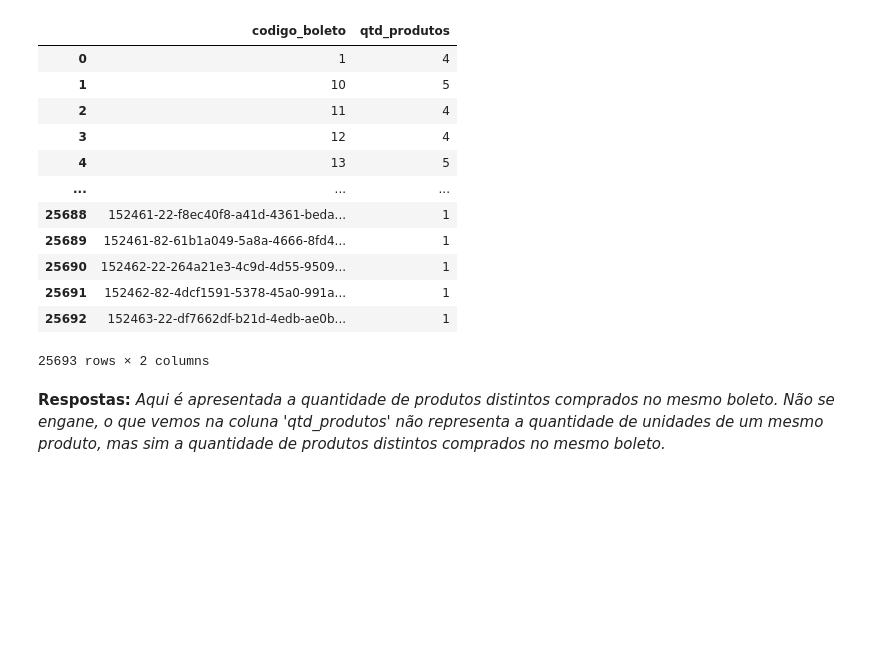
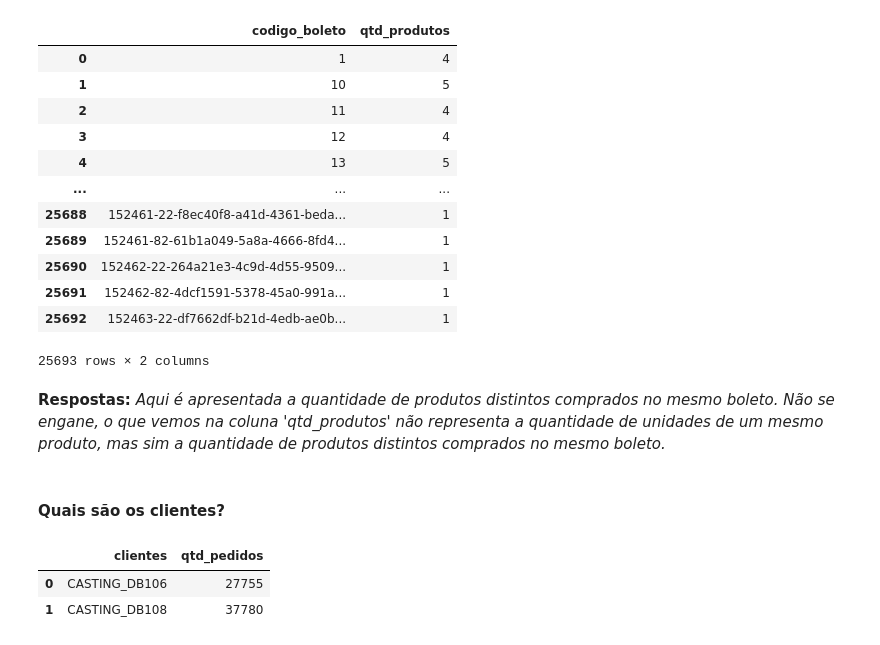
Before and after one commit to SamuelBarbosaDev/Casting, a Jupyter notebook: notebooks/exploratory_analysis.ipynb, the cells around one changed output. Saved outputs shown, nothing was run; the diff lists cells and outputs as text; code cells hidden in the pictures; blank space fills up the shorter version.

Commit message:
feat: Adicionando perguntas sobre os clientes

```diff
--- a/notebooks/exploratory_analysis.ipynb
+++ b/notebooks/exploratory_analysis.ipynb
@@ -250,3 +250,16 @@ df[df['PRO_CODIGO'].isna()]
 25693 rows × 2 columns
 # %% [markdown]
 **Respostas:** *Aqui é apresentada a quantidade de produtos distintos comprados no mesmo boleto. Não se engane, o que vemos na coluna 'qtd_produtos' não representa a quantidade de unidades de um mesmo produto, mas sim a quantidade de produtos distintos comprados no mesmo boleto.*
+# %% [markdown]
+#### Quais são os clientes?
+# %%
+(
+    df.rename(columns={'CLV_BANCO':'clientes', 'VUF_CODIGO':'qtd_pedidos'})
+    .groupby('clientes')
+    .agg({'qtd_pedidos':'count'})
+    .reset_index()
+)
+# %% [output]
+|  | clientes | qtd_pedidos |
+| 0 | CASTING_DB106 | 27755 |
+| 1 | CASTING_DB108 | 37780 |
```
